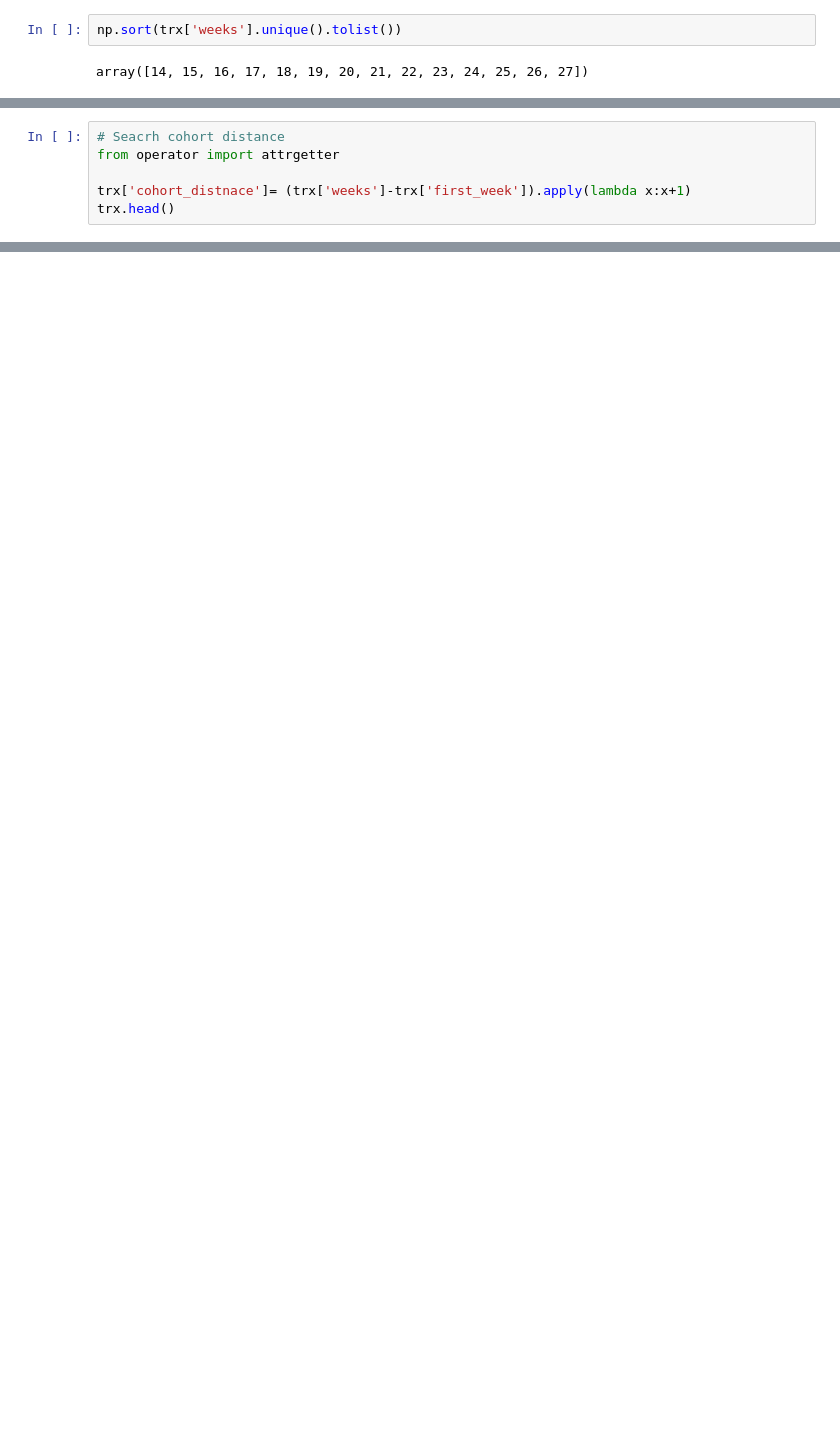
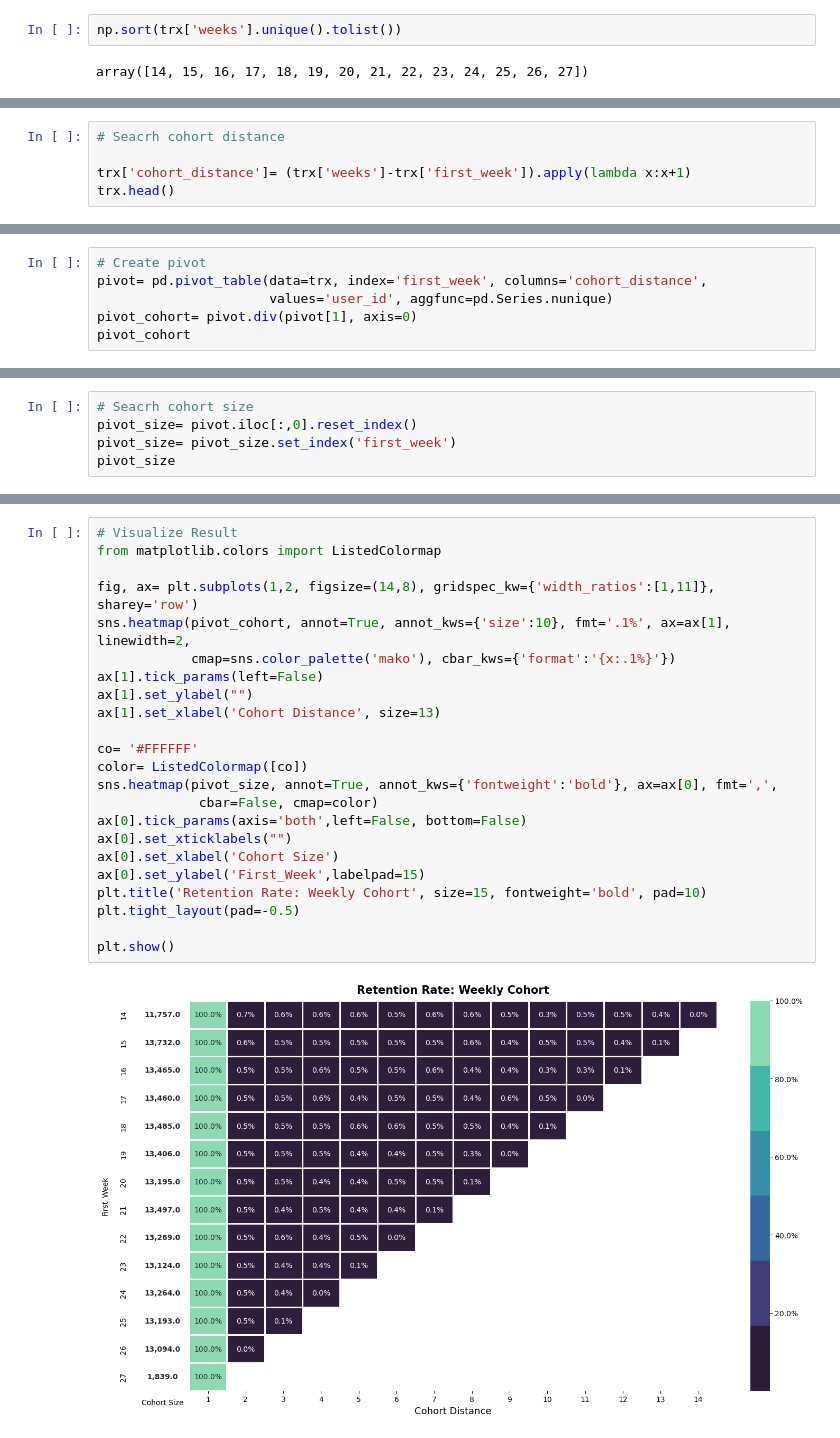
Before and after one commit to enthokz/GCoffee-Shop-Analysis, a Jupyter notebook: Gcoffee_Cohort.ipynb, the cells around one changed output, grey strips where cells are left out. Saved outputs shown, nothing was run; the diff lists cells and outputs as text; blank space fills up the shorter version.

Commit message:
weekly cohort update

```diff
--- a/Gcoffee_Cohort.ipynb
+++ b/Gcoffee_Cohort.ipynb
@@ -134,9 +135,8 @@ trx.head()
 | 4 | 0001f12d-84bd-4279-8284-ac157369377c | 6 | 1 | NaN | 1890292.0 | 12.0 | 0.0 | ... |
 # %%
 # Seacrh cohort distance
-from operator import attrgetter
 
-trx['cohort_distnace']= (trx['weeks']-trx['first_week']).apply(lambda x:x+1)
+trx['cohort_distance']= (trx['weeks']-trx['first_week']).apply(lambda x:x+1)
 trx.head()
 # %% [output]
 |  | transaction_id | store_id | payment_method_id | voucher_id | user_id | original_amount | discount_applied | ... |
@@ -150,2 +150,8 @@ np.sort(trx['cohort_distnace'].unique().tolist())
 # %% [output]
 array([ 1,  2,  3,  4,  5,  6,  7,  8,  9, 10, 11, 12, 13, 14])
+# %%
+# Create pivot
+pivot= pd.pivot_table(data=trx, index='first_week', columns='cohort_distance',
+                      values='user_id', aggfunc=pd.Series.nunique)
+pivot_cohort= pivot.div(pivot[1], axis=0)
+pivot_cohort
@@ -151,0 +175,5 @@ array([ 1,  2,  3,  4,  5,  6,  7,  8,  9, 10, 11, 12, 13, 14])
+# %%
+# Seacrh cohort size
+pivot_size= pivot.iloc[:,0].reset_index()
+pivot_size= pivot_size.set_index('first_week')
+pivot_size
@@ -151,0 +201,25 @@ array([ 1,  2,  3,  4,  5,  6,  7,  8,  9, 10, 11, 12, 13, 14])
+# %%
+# Visualize Result
+from matplotlib.colors import ListedColormap
+
+fig, ax= plt.subplots(1,2, figsize=(14,8), gridspec_kw={'width_ratios':[1,11]}, sharey='row')
+sns.heatmap(pivot_cohort, annot=True, annot_kws={'size':10}, fmt='.1%', ax=ax[1], linewidth=2,
+            cmap=sns.color_palette('mako'), cbar_kws={'format':'{x:.1%}'})
+ax[1].tick_params(left=False)
+ax[1].set_ylabel("")
+ax[1].set_xlabel('Cohort Distance', size=13)
+
+co= '#FFFFFF'
+color= ListedColormap([co])
+sns.heatmap(pivot_size, annot=True, annot_kws={'fontweight':'bold'}, ax=ax[0], fmt=',',
+             cbar=False, cmap=color)
+ax[0].tick_params(axis='both',left=False, bottom=False)
+ax[0].set_xticklabels("")
+ax[0].set_xlabel('Cohort Size')
+ax[0].set_ylabel('First_Week',labelpad=15)
+plt.title('Retention Rate: Weekly Cohort', size=15, fontweight='bold', pad=10)
+plt.tight_layout(pad=-0.5)
+
+plt.show()
+# %% [output]
+[figure, added]
```
Also changed, not shown: parts of 9 cells of this notebook.
